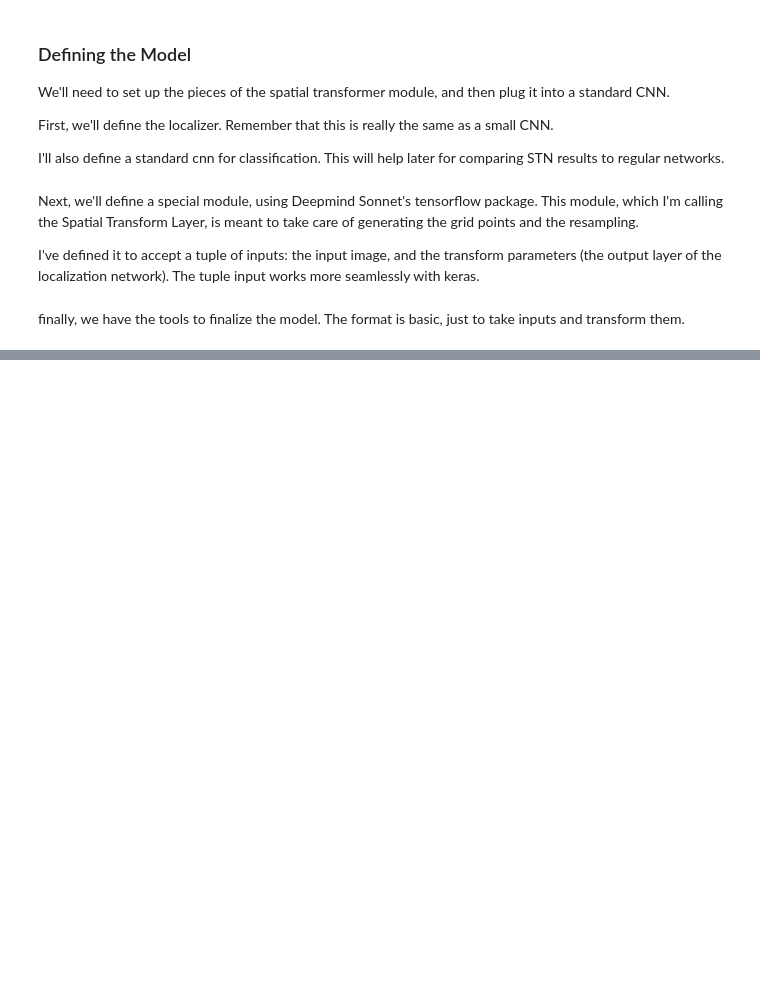
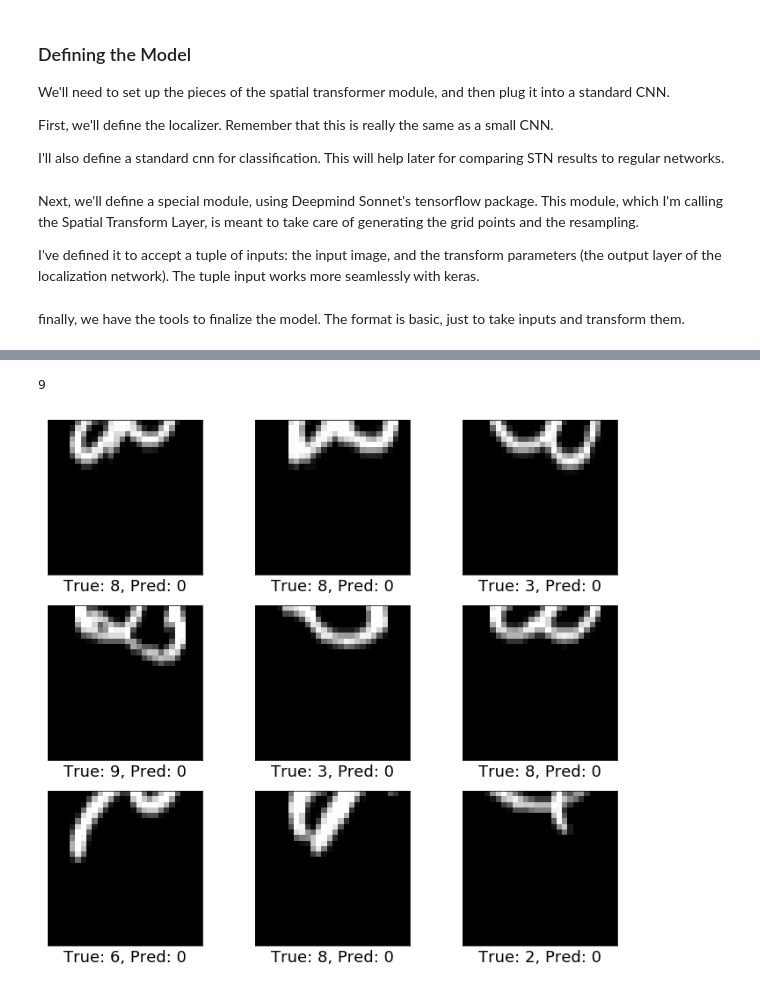
Before and after one commit to dasturge/spatial_transformer_networks, a Jupyter notebook: spatial_transformer_networks.ipynb, the cells around one changed output, grey strips where cells are left out. Saved outputs shown, nothing was run; the diff lists cells and outputs as text; code cells hidden in the pictures; blank space fills up the shorter version.

```diff
--- a/spatial_transformer_networks.ipynb
+++ b/spatial_transformer_networks.ipynb
@@ -405 +445,4 @@ Epoch 10/10
 <tensorflow.python.keras.callbacks.History at 0x...>
+# %%
+resampler = keras.Model(inputs=model.input,
+                        outputs=model.get_layer('V').output)
@@ -405,0 +469,5 @@ Epoch 10/10
+# %%
+plot_examples(V_images, cls_true[examples], cls_pred[examples])
+# %% [output]
+9
+[figure, added]
```
Also changed, not shown: parts of 15 cells of this notebook.
